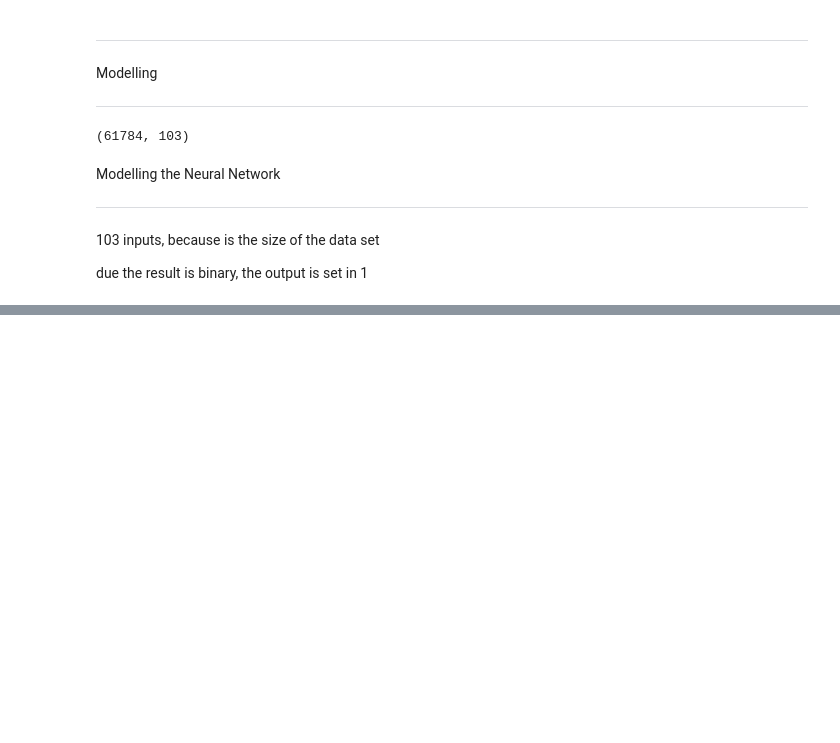
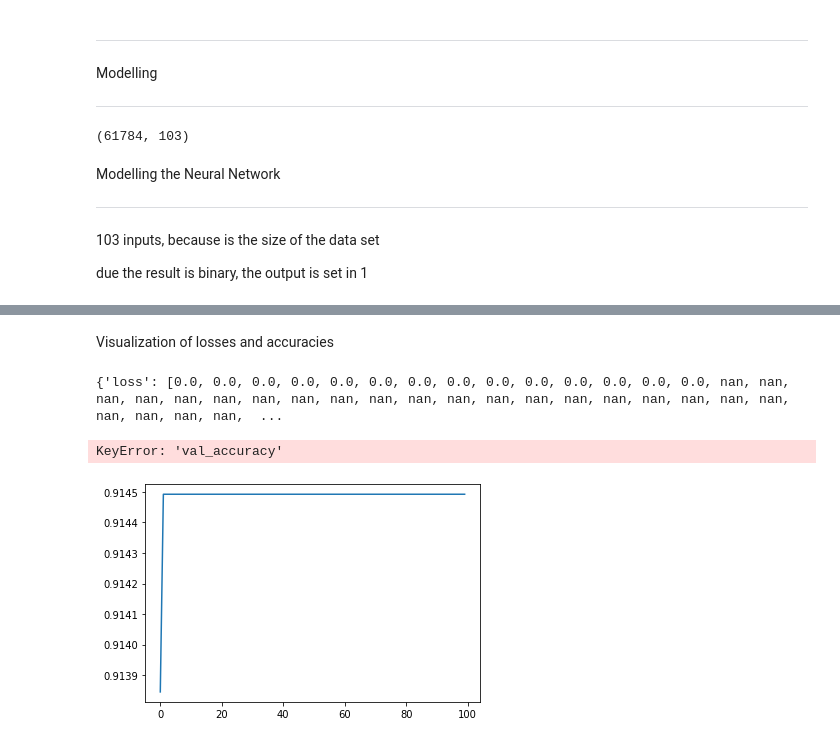
Before and after one commit to hmorales21/Patient-survival-prediction, a Jupyter notebook: notebooks/ps_prediction_modelling.ipynb, the cells around one changed output, grey strips where cells are left out. Drawn from its saved outputs; the diff is of its cells as text; code cells hidden in the pictures; blank space fills up the shorter version.

```diff
--- a/notebooks/ps_prediction_modelling.ipynb
+++ b/notebooks/ps_prediction_modelling.ipynb
@@ -80,3 +81,8 @@ nn_model.add(Dense(260, activation='relu'))
 nn_model.add(Dense(130, activation='relu'))
 nn_model.add(Dense(65, activation='relu'))
 nn_model.add(Dense(1,activation='sigmoid'))
+# %%
+nn_model.compile(loss='categorical_crossentropy', optimizer='adam', metrics=['accuracy'])
+# %%
+##Time to train!!
+history = nn_model.fit(X_train, y_train, epochs=100, batch_size=64)
@@ -82,0 +112,18 @@ nn_model.add(Dense(1,activation='sigmoid'))
+# %% [markdown]
+<p>Visualization of losses and accuracies</p>
+# %%
+print(history.history)
+# %% [output]
+{'loss': [0.0, 0.0, 0.0, 0.0, 0.0, 0.0, 0.0, 0.0, 0.0, 0.0, 0.0, 0.0, 0.0, 0.0, nan, nan, nan, nan, nan, nan, nan, nan, nan, nan, nan, nan, nan, nan, nan, nan, nan, nan, nan, nan, nan, nan, nan, nan,  ...
+# %%
+import matplotlib.pyplot as plt
+plt.plot(history.history['accuracy'])
+plt.plot(history.history['val_accuracy'])
+plt.title('Model accuracy')
+plt.ylabel('Accuracy')
+plt.xlabel('Epoch')
+plt.legend(['Train', 'Test'], loc='upper left')
+plt.show()
+# %% [output]
+KeyError: 'val_accuracy'
+[figure, added]
```
Also changed, not shown: parts of 3 cells of this notebook.
